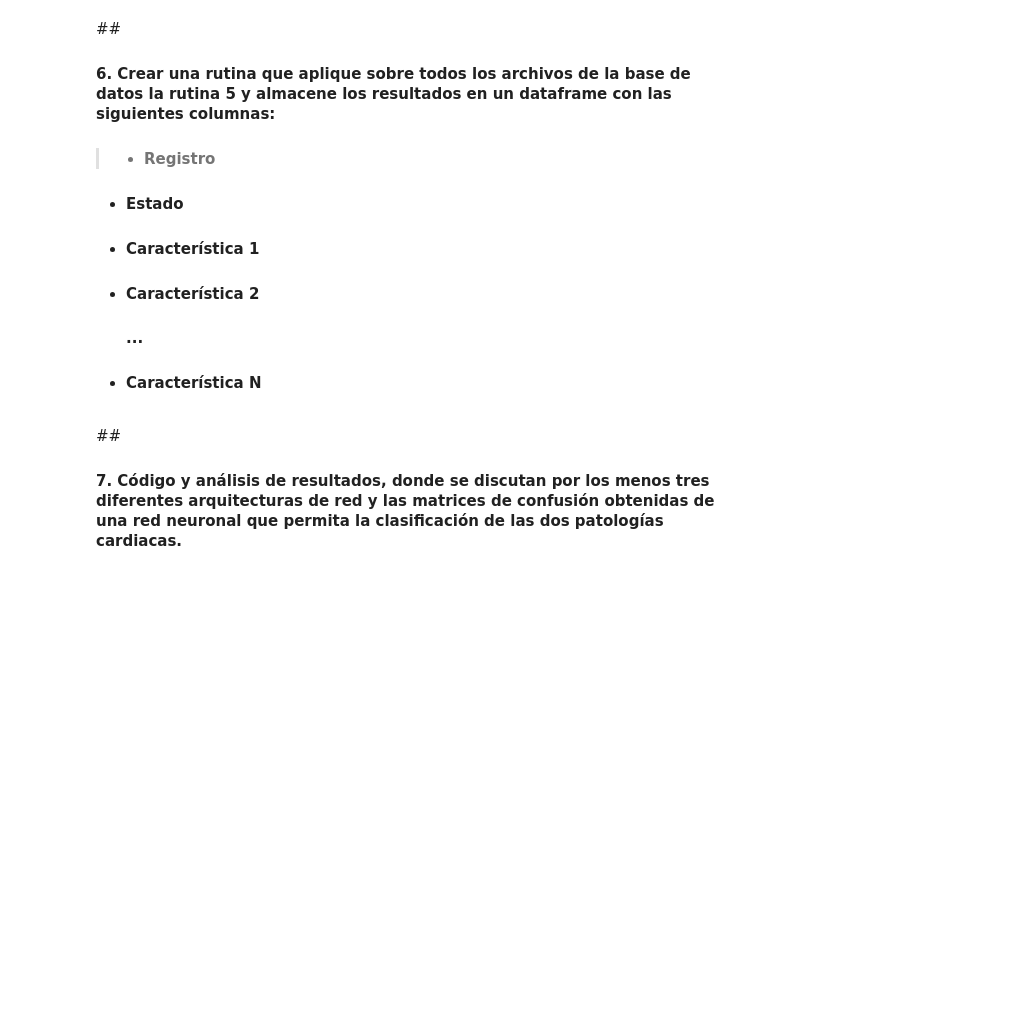
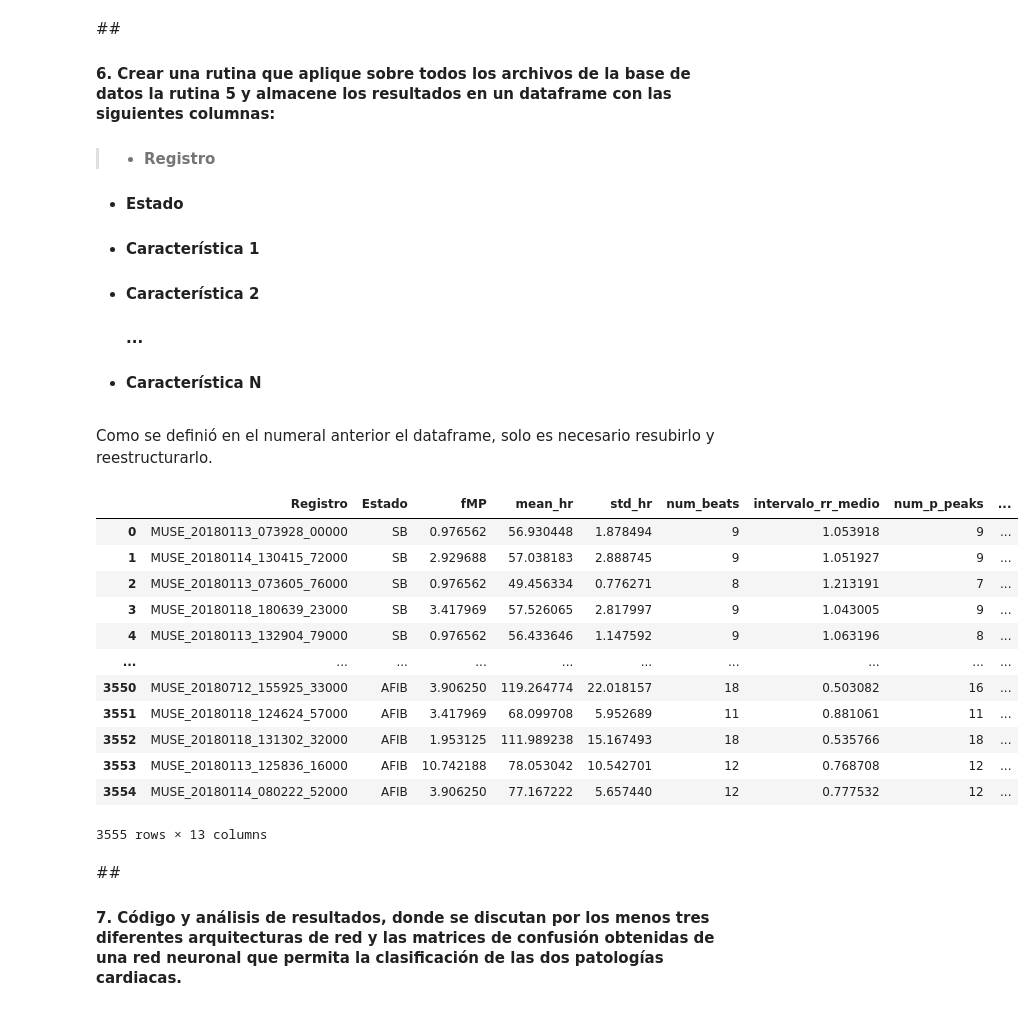
Before and after one commit to marianayarce1224/lab_biosenales, a Jupyter notebook: PROYECTO4/Proyecto4_G3.ipynb, the cells around one changed output. Drawn from its saved outputs; the diff is of its cells as text; code cells hidden in the pictures; blank space fills up the shorter version.

```diff
--- a/PROYECTO4/Proyecto4_G3.ipynb
+++ b/PROYECTO4/Proyecto4_G3.ipynb
@@ -240,5 +244,30 @@ df_ecg_metrics2.to_csv(ruta_guardado, index=False)
 * <h4>Característica 1</h4>
 * <h4>Característica 2</h4><h4>...</h4>
 * <h4>Característica N</h4>
+# %% [markdown]
+Como se definió en el numeral anterior el dataframe, solo es necesario resubirlo y reestructurarlo.
+# %%
+data_final = pd.read_csv('/content/drive/MyDrive/ECGDataDenoised/df_ecg_metrics2.csv')
+data_final = data_final.rename(columns={"filepath": "Registro", "patologia": "Estado"})
+columnas = data_final.columns.to_list()
+columnas.insert(1, columnas.pop(columnas.index("Estado")))
+columnas.insert(2, columnas.pop(columnas.index("fMP")))
+data_final = data_final[columnas]
+
+data_final
+# %% [output]
+|  | Registro | Estado | fMP | mean_hr | std_hr | num_beats | intervalo_rr_medio | num_p_peaks | ... |
+| 0 | MUSE_20180113_073928_00000 | SB | 0.976562 | 56.930448 | 1.878494 | 9 | 1.053918 | 9 | ... |
+| 1 | MUSE_20180114_130415_72000 | SB | 2.929688 | 57.038183 | 2.888745 | 9 | 1.051927 | 9 | ... |
+| 2 | MUSE_20180113_073605_76000 | SB | 0.976562 | 49.456334 | 0.776271 | 8 | 1.213191 | 7 | ... |
+| 3 | MUSE_20180118_180639_23000 | SB | 3.417969 | 57.526065 | 2.817997 | 9 | 1.043005 | 9 | ... |
+| 4 | MUSE_20180113_132904_79000 | SB | 0.976562 | 56.433646 | 1.147592 | 9 | 1.063196 | 8 | ... |
+| ... | ... | ... | ... | ... | ... | ... | ... | ... | ... |
+| 3550 | MUSE_20180712_155925_33000 | AFIB | 3.906250 | 119.264774 | 22.018157 | 18 | 0.503082 | 16 | ... |
+| 3551 | MUSE_20180118_124624_57000 | AFIB | 3.417969 | 68.099708 | 5.952689 | 11 | 0.881061 | 11 | ... |
+| 3552 | MUSE_20180118_131302_32000 | AFIB | 1.953125 | 111.989238 | 15.167493 | 18 | 0.535766 | 18 | ... |
+| 3553 | MUSE_20180113_125836_16000 | AFIB | 10.742188 | 78.053042 | 10.542701 | 12 | 0.768708 | 12 | ... |
+| 3554 | MUSE_20180114_080222_52000 | AFIB | 3.906250 | 77.167222 | 5.657440 | 12 | 0.777532 | 12 | ... |
+3555 rows × 13 columns
 # %% [markdown]
 ##<h4><b>7. </b>Código y análisis de resultados, donde se discutan por los menos tres diferentes arquitecturas de red y las matrices de confusión obtenidas de una red neuronal que permita la clasificación de las dos patologías cardiacas.</h4>
```
Also changed, not shown: parts of 15 cells of this notebook.
